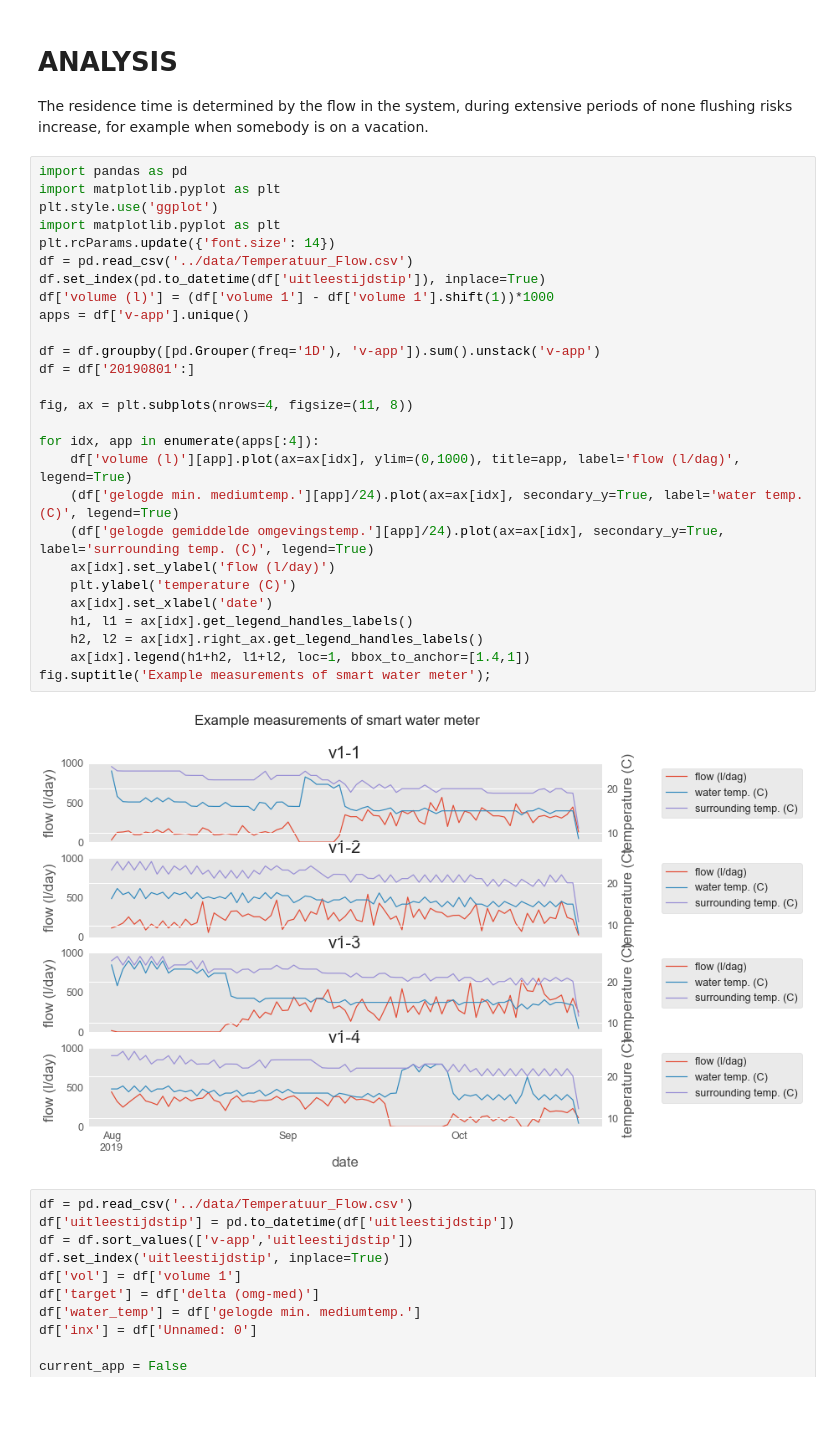
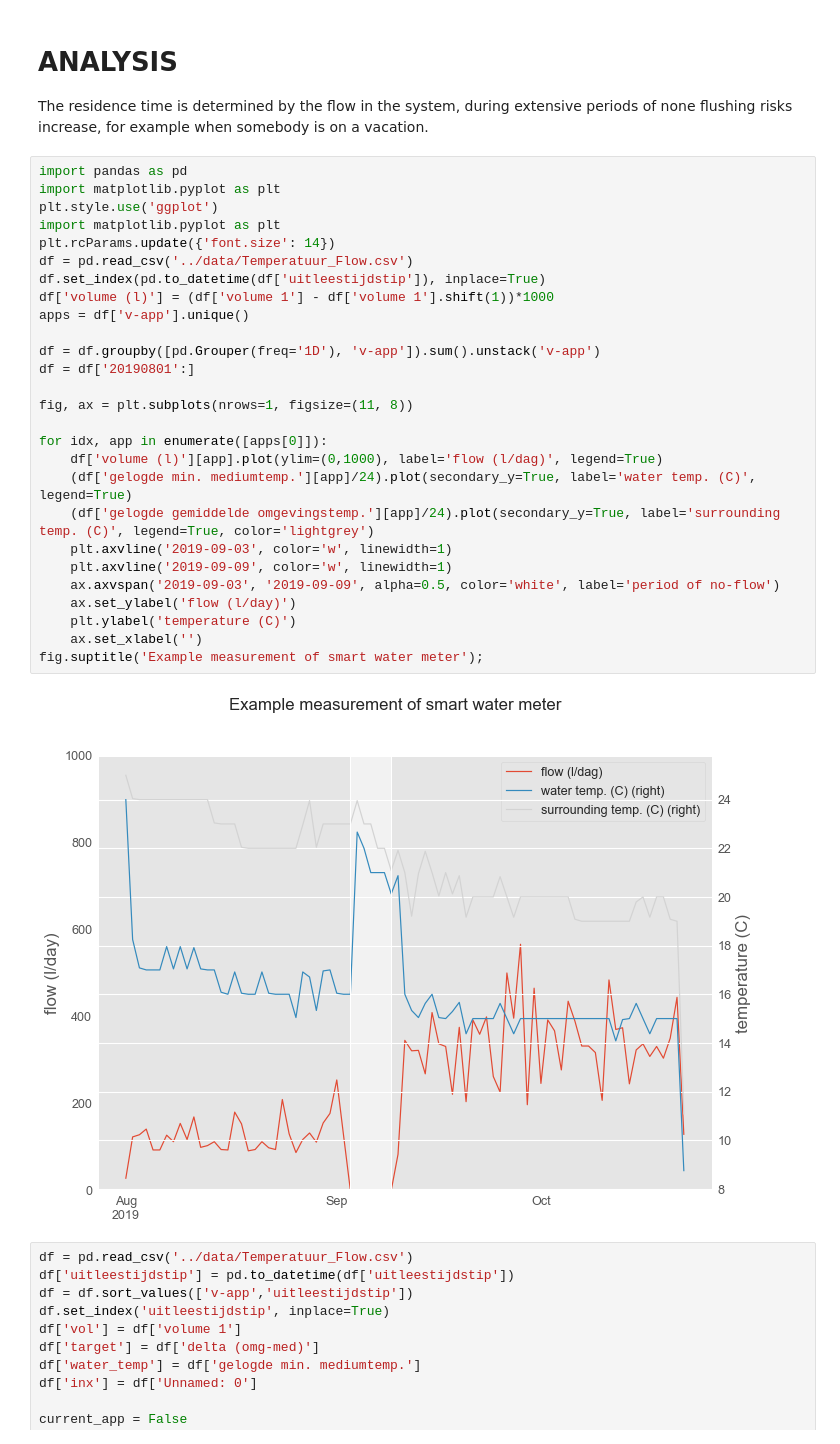
Before and after one commit to esquire900/team-water, a Jupyter notebook: presentatie/presentatie.ipynb, the cells around one changed output. Cells and saved outputs as stored; diff of their text form; blank space fills up the shorter version.

```diff
--- a/presentatie/presentatie.ipynb
+++ b/presentatie/presentatie.ipynb
@@ -31,32 +31,32 @@ The residence time is determined by the flow in the system, during extensive per
 # %%
 import pandas as pd
 import matplotlib.pyplot as plt
 plt.style.use('ggplot')
 import matplotlib.pyplot as plt
 plt.rcParams.update({'font.size': 14})
 df = pd.read_csv('../data/Temperatuur_Flow.csv')
 df.set_index(pd.to_datetime(df['uitleestijdstip']), inplace=True)
 df['volume (l)'] = (df['volume 1'] - df['volume 1'].shift(1))*1000
 apps = df['v-app'].unique()
 
 df = df.groupby([pd.Grouper(freq='1D'), 'v-app']).sum().unstack('v-app')
 df = df['20190801':]
 
-fig, ax = plt.subplots(nrows=4, figsize=(11, 8))
+fig, ax = plt.subplots(nrows=1, figsize=(11, 8))
 
-for idx, app in enumerate(apps[:4]):
-    df['volume (l)'][app].plot(ax=ax[idx], ylim=(0,1000), title=app, label='flow (l/dag)', legend=True)
-    (df['gelogde min. mediumtemp.'][app]/24).plot(ax=ax[idx], secondary_y=True, label='water temp. (C)', legend=True)
-    (df['gelogde gemiddelde omgevingstemp.'][app]/24).plot(ax=ax[idx], secondary_y=True, label='surrounding temp. (C)', legend=True)
-    ax[idx].set_ylabel('flow (l/day)')
+for idx, app in enumerate([apps[0]]):
+    df['volume (l)'][app].plot(ylim=(0,1000), label='flow (l/dag)', legend=True)
+    (df['gelogde min. mediumtemp.'][app]/24).plot(secondary_y=True, label='water temp. (C)', legend=True)
+    (df['gelogde gemiddelde omgevingstemp.'][app]/24).plot(secondary_y=True, label='surrounding temp. (C)', legend=True, color='lightgrey')
+    plt.axvline('2019-09-03', color='w', linewidth=1)
+    plt.axvline('2019-09-09', color='w', linewidth=1)
+    ax.axvspan('2019-09-03', '2019-09-09', alpha=0.5, color='white', label='period of no-flow')
+    ax.set_ylabel('flow (l/day)')
     plt.ylabel('temperature (C)')
-    ax[idx].set_xlabel('date')
-    h1, l1 = ax[idx].get_legend_handles_labels()
-    h2, l2 = ax[idx].right_ax.get_legend_handles_labels()
-    ax[idx].legend(h1+h2, l1+l2, loc=1, bbox_to_anchor=[1.4,1])
-fig.suptitle('Example measurements of smart water meter');
+    ax.set_xlabel('')
+fig.suptitle('Example measurement of smart water meter');
 # %% [output]
-[figure, old version]
+[figure, new version]
 # %%
 df = pd.read_csv('../data/Temperatuur_Flow.csv')
 df['uitleestijdstip'] = pd.to_datetime(df['uitleestijdstip'])
```
Also changed, not shown: parts of 11 cells of this notebook, 3 other files.
